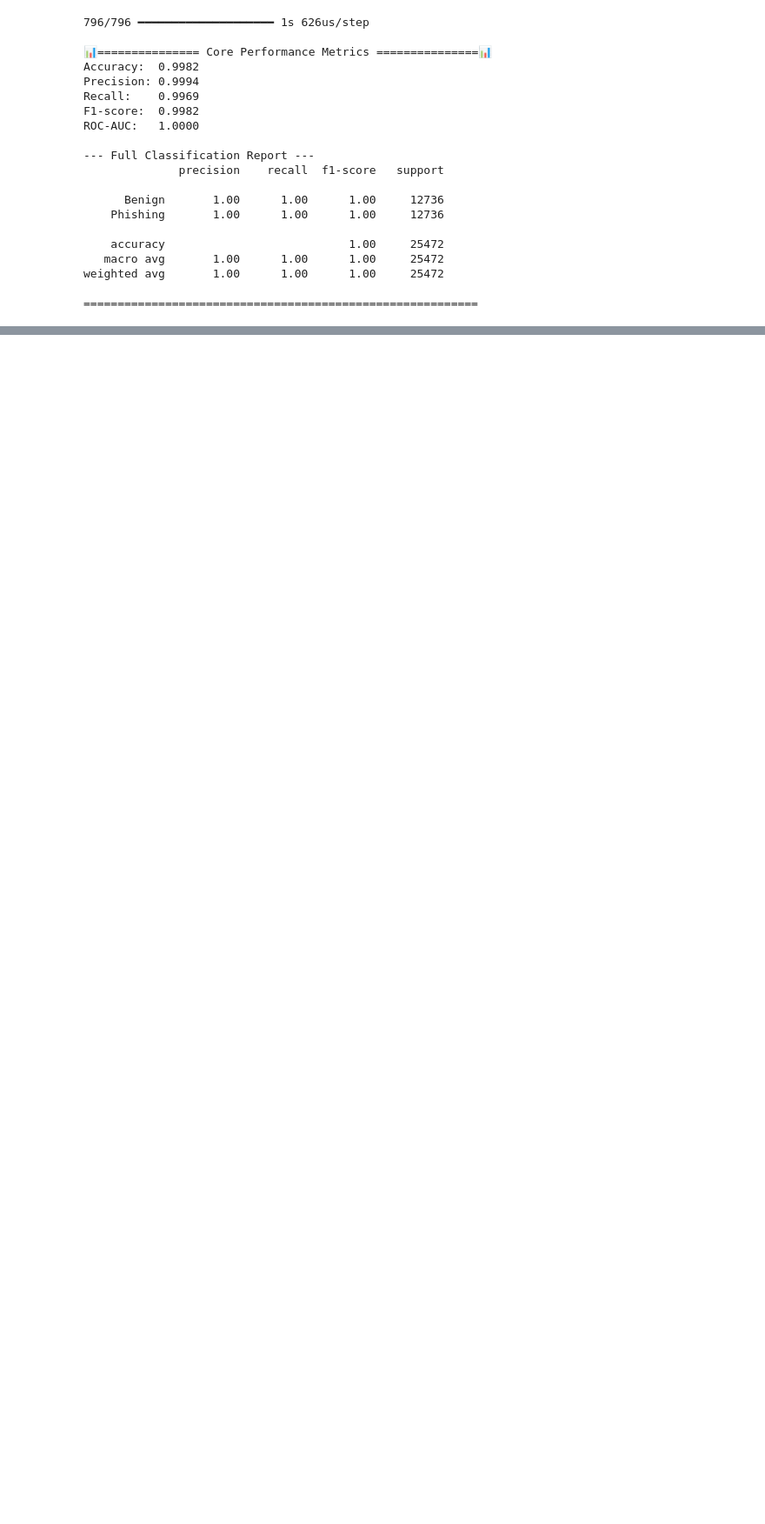
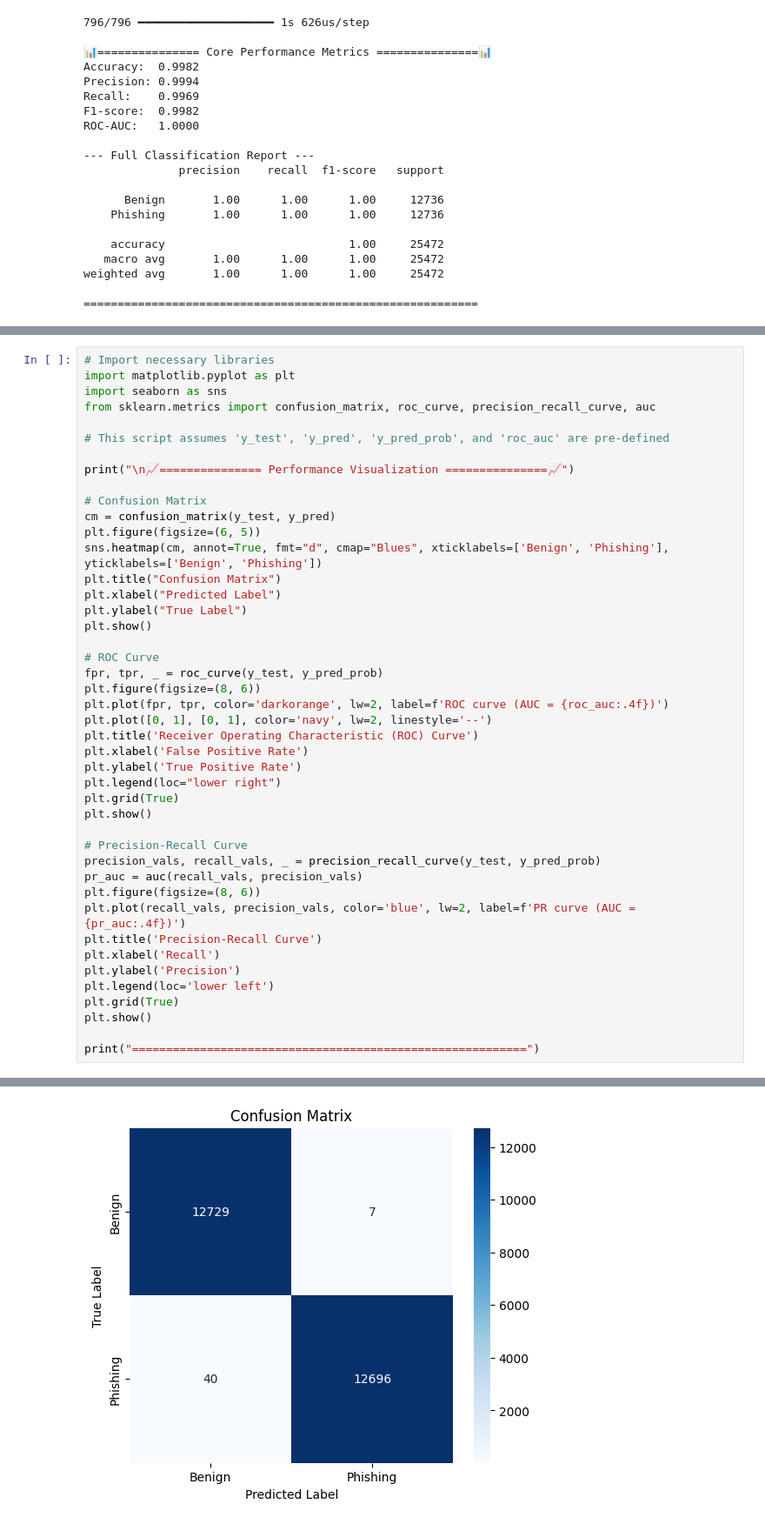
Before and after one commit to JamesTan44181/DLI-Group-Assignment, a Jupyter notebook: Evaluation.ipynb, the cells around one changed output, grey strips where cells are left out. Shown at 87% size. Drawn from its saved outputs; the diff is of its cells as text; blank space fills up the shorter version.

Commit message:
Add performance visualization plots

```diff
--- a/Evaluation.ipynb
+++ b/Evaluation.ipynb
@@ -245,0 +253,45 @@ weighted avg       1.00      1.00      1.00     25472
+# %%
+# Import necessary libraries
+import matplotlib.pyplot as plt
+import seaborn as sns
+from sklearn.metrics import confusion_matrix, roc_curve, precision_recall_curve, auc
+
+# This script assumes 'y_test', 'y_pred', 'y_pred_prob', and 'roc_auc' are pre-defined
+
+print("\n📈=============== Performance Visualization ===============📈")
+
+# Confusion Matrix
+cm = confusion_matrix(y_test, y_pred)
+plt.figure(figsize=(6, 5))
+sns.heatmap(cm, annot=True, fmt="d", cmap="Blues", xticklabels=['Benign', 'Phishing'], yticklabels=['Benign', 'Phishing'])
+plt.title("Confusion Matrix")
+plt.xlabel("Predicted Label")
+plt.ylabel("True Label")
+plt.show()
+
+# ROC Curve
+fpr, tpr, _ = roc_curve(y_test, y_pred_prob)
+plt.figure(figsize=(8, 6))
+plt.plot(fpr, tpr, color='darkorange', lw=2, label=f'ROC curve (AUC = {roc_auc:.4f})')
+plt.plot([0, 1], [0, 1], color='navy', lw=2, linestyle='--')
+plt.title('Receiver Operating Characteristic (ROC) Curve')
+plt.xlabel('False Positive Rate')
+plt.ylabel('True Positive Rate')
+plt.legend(loc="lower right")
+plt.grid(True)
+plt.show()
+
+# Precision-Recall Curve
+precision_vals, recall_vals, _ = precision_recall_curve(y_test, y_pred_prob)
+pr_auc = auc(recall_vals, precision_vals)
+plt.figure(figsize=(8, 6))
+plt.plot(recall_vals, precision_vals, color='blue', lw=2, label=f'PR curve (AUC = {pr_auc:.4f})')
+plt.title('Precision-Recall Curve')
+plt.xlabel('Recall')
+plt.ylabel('Precision')
+plt.legend(loc='lower left')
+plt.grid(True)
+plt.show()
+
+print("==========================================================")
+# %% [output]
@@ -245,0 +299 @@ weighted avg       1.00      1.00      1.00     25472
+[figure, added]
```
Also changed, not shown: parts of 3 cells of this notebook.
